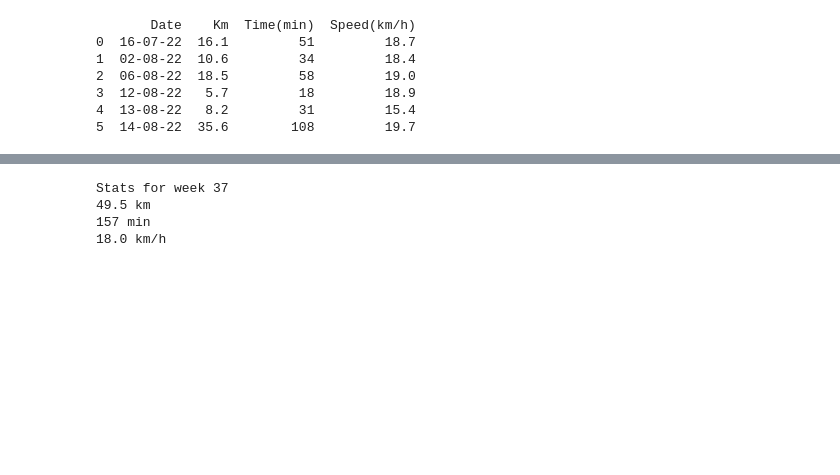
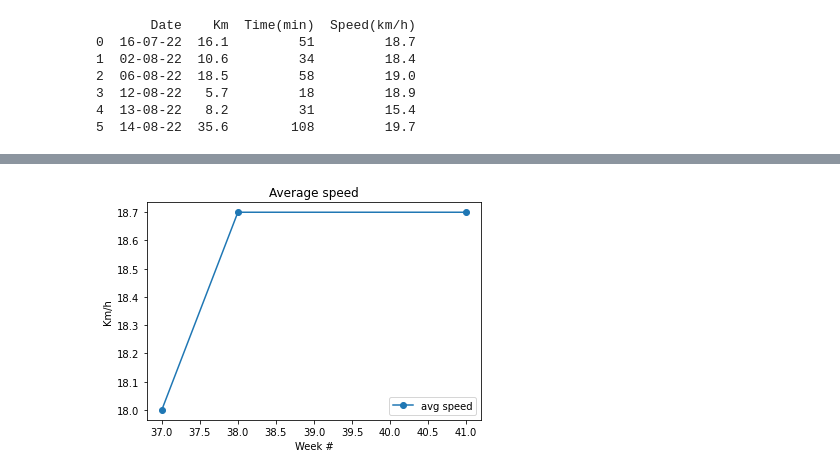
Before and after one commit to DanidelRio/Biking, a Jupyter notebook: MS-150.ipynb, the cells around one changed output, grey strips where cells are left out. Saved outputs shown, nothing was run; the diff lists cells and outputs as text; code cells hidden in the pictures; blank space fills up the shorter version.

Commit message:
Feature add graphs

```diff
--- a/MS-150.ipynb
+++ b/MS-150.ipynb
@@ -123,12 +155,23 @@ print(data)
 # %%
-week = 37
-total_km, total_time, avg_speed = stats(week, data)
-print("Stats for week " + str(week))
-print(str(total_km) + " km")
-print(str(total_time) + " min")
-print(str(avg_speed) + " km/h")
+length = len(activity_weeks)
+
+distance = np.zeros(length)
+time = np.zeros(length)
+speed = np.zeros(length)
+
+i = 0
+
+for week in activity_weeks:
+    total_km, total_time, avg_speed = stats(week, data)
+    distance[i], time[i], speed[i] = total_km, total_time, avg_speed
+    i += 1
-# %% [output]
-Stats for week 37
-49.5 km
-157 min
-18.0 km/h
+# %%
+plt.plot(activity_weeks, speed, marker="o", label = "avg speed")
+# plt.ylim([0,52])
+plt.xlabel("Week #")
+plt.ylabel("Km/h")
+plt.title("Average speed")
+plt.legend()
+plt.show()
+# %% [output]
+[figure, added]
```
Also changed, not shown: parts of 5 cells of this notebook.
